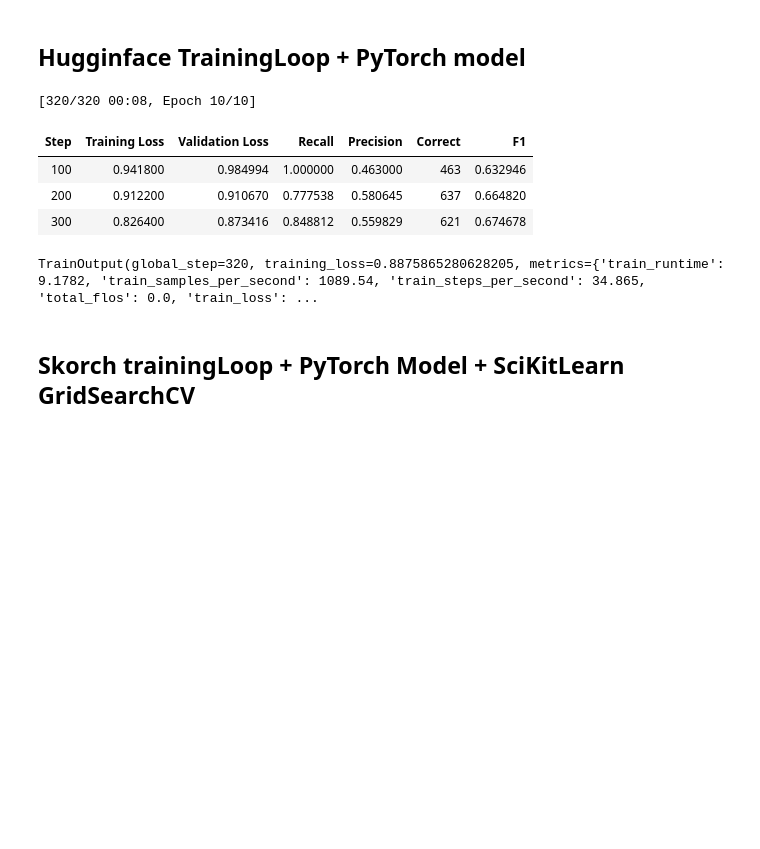
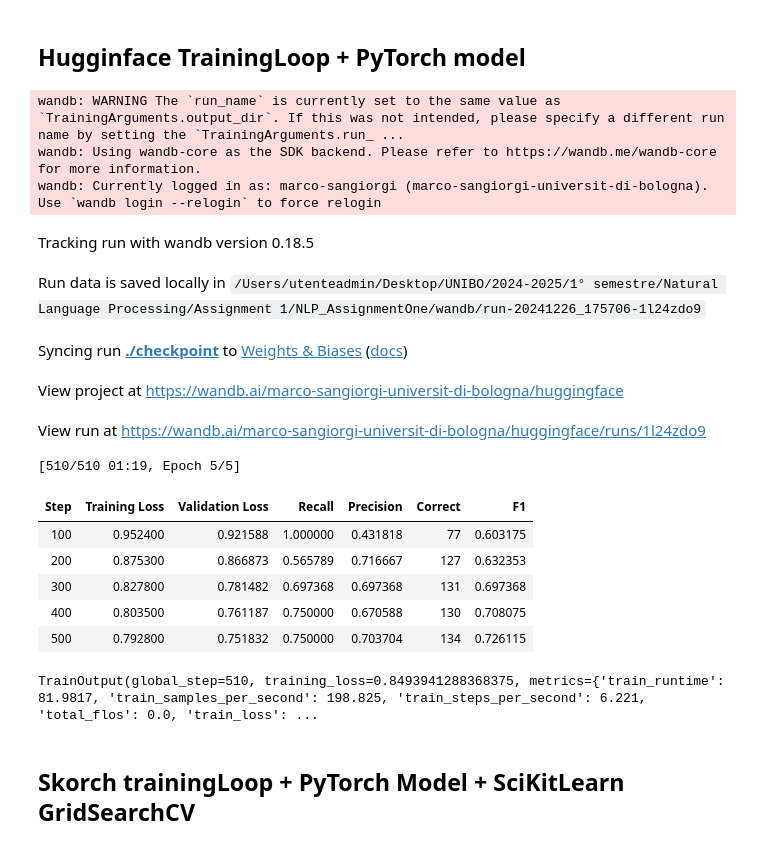
Before and after one commit to SangioAI/NLP_Assignments, a Jupyter notebook: assignment1.ipynb, the cells around one changed output. Saved outputs shown, nothing was run; the diff lists cells and outputs as text; code cells hidden in the pictures; blank space fills up the shorter version.

Commit message:
feat: switch to GloVe-twitter-50 as embedding model + add UNKNOWN_TOKEN to validation and test data

```diff
--- a/assignment1.ipynb
+++ b/assignment1.ipynb
@@ -712,3 +746,11 @@ SyntaxError: invalid syntax (2963598148.py, line 1)
+# %%
+def replace_OOV_words(oov_words, unknown_token=UNKNOWN_TOKEN):
+    return lambda text: " ".join([unknown_token if word in oov_words else word for word in text.split(" ")])
+# %%
+for word in validation_oov_terms:
+    lem_validation_data_noOOV = encode_data_with_function(lem_validation_data, replace_OOV_words(validation_oov_terms))
+for word in test_oov_terms:
+    lem_test_data_noOOV = encode_data_with_function(lem_test_data, replace_OOV_words(test_oov_terms))
 # %%
 def visualize_embeddings(embeddings: np.ndarray,
                          word_annotations: List[str] = None,
@@ -907,10 +942,10 @@ Hyperparameter definition:
 vocab_dim, embed_dim = embedding_matrix.shape
 target_dim = 1 # YES, NO
 hidden_dim = 128
-n_layers = 1
+n_layers = 2
 bidirectional = True
-trainable_embeddings = True
-padding_idx = initial_word_to_idx[PADDING_TOKEN]
+trainable_embeddings = False
+padding_idx = train_word_to_idx[PADDING_TOKEN]
 # %% [markdown]
 Use case example:
 # %%
@@ -975,8 +1010,8 @@ class SexistDataset(Dataset):
 
 ## mapping functions
 dictionizer = lambda x,y: {"inputs":x, "labels":y}
-mapper = lambda x,y: (prepare_sequence(x.split(), word2idx=initial_word_to_idx), torch.tensor(y))
-padder = lambda batch: torch.nn.utils.rnn.pad_sequence([x for x,_ in batch], batch_first=True, padding_value=initial_word_to_idx[PADDING_TOKEN])
+mapper = lambda x,y: (prepare_sequence(x.split(), word2idx=train_word_to_idx), torch.tensor(y))
+padder = lambda batch: torch.nn.utils.rnn.pad_sequence([x for x,_ in batch], batch_first=True, padding_value=train_word_to_idx[PADDING_TOKEN])
 # collating functions
 def collater_tuple(batch):
     inputs = padder(batch)
@@ -985,8 +1020,8 @@ def collater_tuple(batch):
 def collater_dict(batch):
     return dictionizer(*collater_tuple(batch))
 # DataSets
-train_dataset = SexistDataset(lem_training_data.iloc[:-1000], "tweet", "hard_label_task1", mapper=mapper, padder=padder)
-eval_dataset = SexistDataset(lem_training_data.iloc[-1000:], "tweet", "hard_label_task1", mapper=mapper, padder=padder)
+train_dataset = SexistDataset(lem_training_data, "tweet", "hard_label_task1", mapper=mapper, padder=padder)
+eval_dataset = SexistDataset(lem_validation_data_noOOV, "tweet", "hard_label_task1", mapper=mapper, padder=padder)
 # DataLoaders
 train_loader = DataLoader(train_dataset, batch_size=2, shuffle=True, collate_fn=collater_dict)
 eval_loader = DataLoader(eval_dataset, batch_size=2, shuffle=True, collate_fn=collater_dict)
@@ -1029,9 +1064,9 @@ training_args = TrainingArguments(
         do_train=True,
         report_to=None, # to disable Wandb logs
         # Training batch and epoch sizes
-        num_train_epochs=10,
+        num_train_epochs=5,
         per_device_train_batch_size=32,
-        per_device_eval_batch_size=15,
+        per_device_eval_batch_size=10,
         # Evaluation and Saving strategies
         eval_strategy="steps",
         save_strategy="steps",
@@ -1041,38 +1076,48 @@ training_args = TrainingArguments(
         # Learning Rate scheduler
         lr_scheduler_type="reduce_lr_on_plateau",
         lr_scheduler_kwargs={"mode":'min', "patience":150, "factor":0.05, "min_lr":1e-5},
         # Optimizer
         optim="adamw_torch",
         learning_rate=2e-4,
         weight_decay=0.5,
         # Regulizers
         # label_smoothing_factor=0.1,
         # Seed
         # seed=42
         load_best_model_at_end=True
 )
 
 loss_fn = torch.nn.BCEWithLogitsLoss(pos_weight=torch.tensor([2.0])).to(dtype=torch.float32) # fix: conversion necessary for mps device
 lstm_model = LSTM_Model(vocab_dim, embed_dim, hidden_dim, target_dim, embed_matrix=torch.tensor(embedding_matrix, dtype=torch.float32), n_layers=n_layers, bidirectional=bidirectional, trainable_embeddings=trainable_embeddings, loss_fn = loss_fn, return_logits=False, return_loss=True)
 
 # train over dataset
 trainer = Trainer(
         model=lstm_model,
         args=training_args,
         train_dataset=train_dataset,
         # train_dataset=train_dataset,
         eval_dataset=eval_dataset,
         compute_metrics=myMetric, # use custom metric
         data_collator=collater_dict # use custom collater to make batches adding padding token
     )
 trainer.train()
 # %% [output]
-[320/320 00:08, Epoch 10/10]
+wandb: WARNING The `run_name` is currently set to the same value as `TrainingArguments.output_dir`. If this was not intended, please specify a different run name by setting the `TrainingArguments.run_ ...
+wandb: Using wandb-core as the SDK backend. Please refer to https://wandb.me/wandb-core for more information.
+wandb: Currently logged in as: marco-sangiorgi (marco-sangiorgi-universit-di-bologna). Use `wandb login --relogin` to force relogin
+Tracking run with wandb version 0.18.5
+Run data is saved locally in /Users/utenteadmin/Desktop/UNIBO/2024-2025/1° semestre/Natural Language Processing/Assignment 1/NLP_AssignmentOne/wandb/run-20241226_175706-1l24zdo9
+Syncing run ./checkpoint to Weights & Biases (docs)
+View project at https://wandb.ai/marco-sangiorgi-universit-di-bologna/huggingface
+View run at https://wandb.ai/marco-sangiorgi-universit-di-bologna/huggingface/runs/1l24zdo9
+[510/510 01:19, Epoch 5/5]
 | Step | Training Loss | Validation Loss | Recall | Precision | Correct | F1 |
-| 100 | 0.941800 | 0.984994 | 1.000000 | 0.463000 | 463 | 0.632946 |
-| 200 | 0.912200 | 0.910670 | 0.777538 | 0.580645 | 637 | 0.664820 |
-| 300 | 0.826400 | 0.873416 | 0.848812 | 0.559829 | 621 | 0.674678 |
+| 100 | 0.952400 | 0.921588 | 1.000000 | 0.431818 | 77 | 0.603175 |
+| 200 | 0.875300 | 0.866873 | 0.565789 | 0.716667 | 127 | 0.632353 |
+| 300 | 0.827800 | 0.781482 | 0.697368 | 0.697368 | 131 | 0.697368 |
+| 400 | 0.803500 | 0.761187 | 0.750000 | 0.670588 | 130 | 0.708075 |
+| 500 | 0.792800 | 0.751832 | 0.750000 | 0.703704 | 134 | 0.726115 |
-TrainOutput(global_step=320, training_loss=0.8875865280628205, metrics={'train_runtime': 9.1782, 'train_samples_per_second': 1089.54, 'train_steps_per_second': 34.865, 'total_flos': 0.0, 'train_loss': ...
+TrainOutput(global_step=510, training_loss=0.8493941288368375, metrics={'train_runtime': 81.9817, 'train_samples_per_second': 198.825, 'train_steps_per_second': 6.221, 'total_flos': 0.0, 'train_loss': ...
 # %% [markdown]
 ## Skorch trainingLoop + PyTorch Model + SciKitLearn GridSearchCV
 # %%
```
Also changed, not shown: parts of 44 cells of this notebook, 3 other files.
